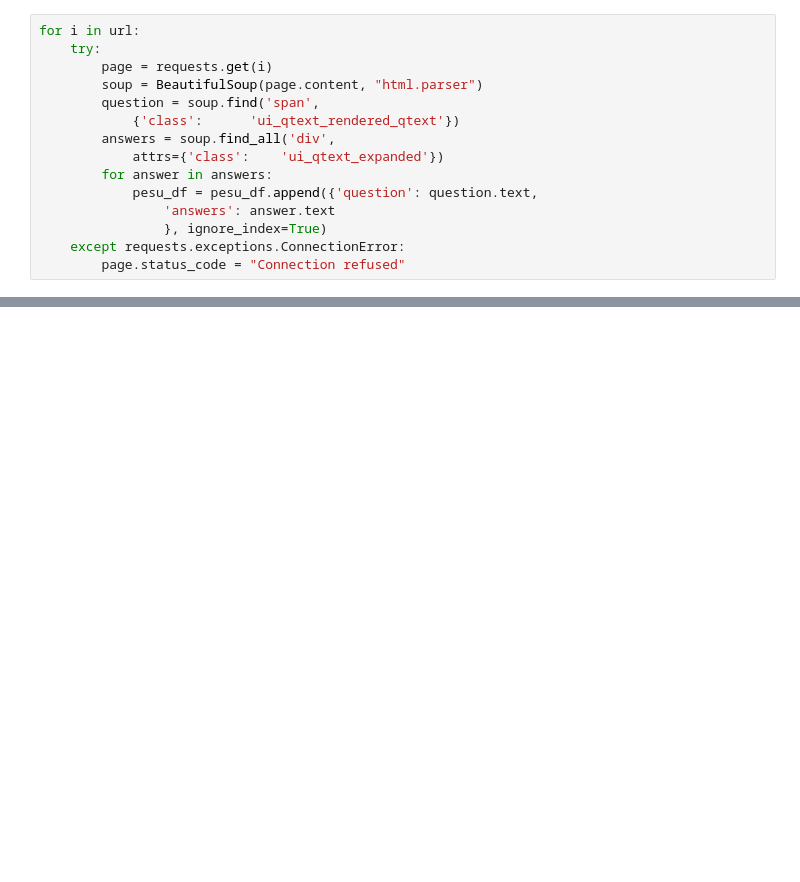
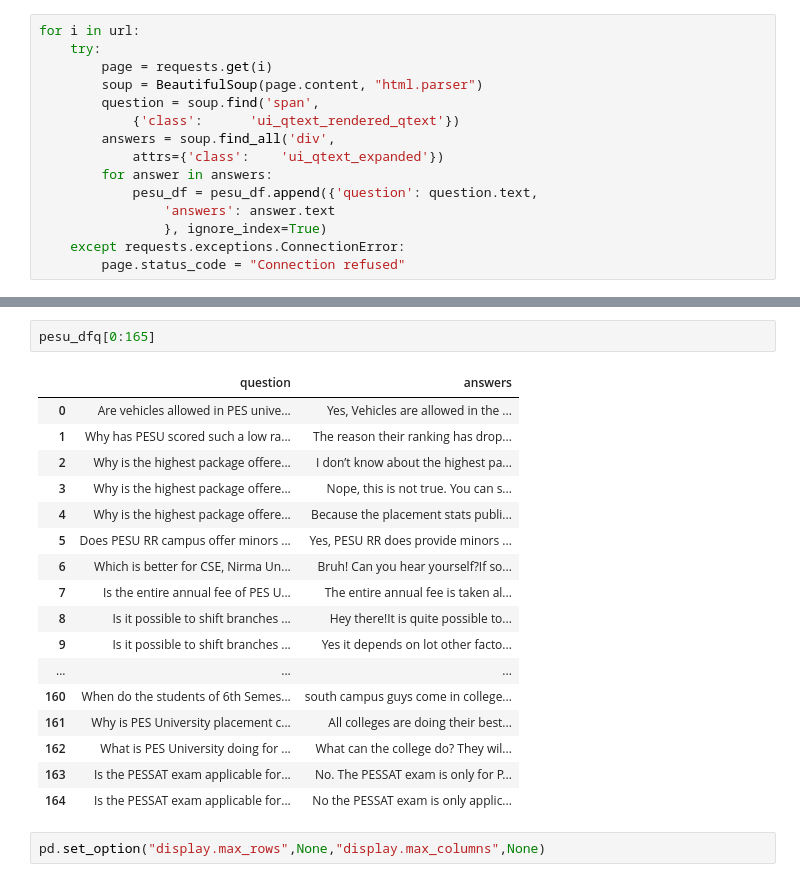
Before and after one commit to urmikakasi/UniversityRanking, a Jupyter notebook: Scraping/Quora/Quora_scraping.ipynb, the cells around one changed output, grey strips where cells are left out. Saved outputs shown, nothing was run; the diff lists cells and outputs as text; blank space fills up the shorter version.

```diff
--- a/Scraping/Quora/Quora_scraping.ipynb
+++ b/Scraping/Quora/Quora_scraping.ipynb
@@ -64,0 +169,22 @@ pesu_final.to_csv('PESU_quora.csv', index=False)
+# %%
+pesu_dfq[0:165]
+# %% [output]
+|  | question | answers |
+| 0 | Are vehicles allowed in PES unive... | Yes, Vehicles are allowed in the ... |
+| 1 | Why has PESU scored such a low ra... | The reason their ranking has drop... |
+| 2 | Why is the highest package offere... | I don’t know about the highest pa... |
+| 3 | Why is the highest package offere... | Nope, this is not true. You can s... |
+| 4 | Why is the highest package offere... | Because the placement stats publi... |
+| 5 | Does PESU RR campus offer minors ... | Yes, PESU RR does provide minors ... |
+| 6 | Which is better for CSE, Nirma Un... | Bruh! Can you hear yourself?If so... |
+| 7 | Is the entire annual fee of PES U... | The entire annual fee is taken al... |
+| 8 | Is it possible to shift branches ... | Hey there!It is quite possible to... |
+| 9 | Is it possible to shift branches ... | Yes it depends on lot other facto... |
+| ... | ... | ... |
+| 160 | When do the students of 6th Semes... | south campus guys come in college... |
+| 161 | Why is PES University placement c... | All colleges are doing their best... |
+| 162 | What is PES University doing for ... | What can the college do? They wil... |
+| 163 | Is the PESSAT exam applicable for... | No. The PESSAT exam is only for P... |
+| 164 | Is the PESSAT exam applicable for... | No the PESSAT exam is only applic... |
+# %%
+pd.set_option("display.max_rows",None,"display.max_columns",None)
```
Also changed, not shown: parts of 19 cells of this notebook, 6 other files.
